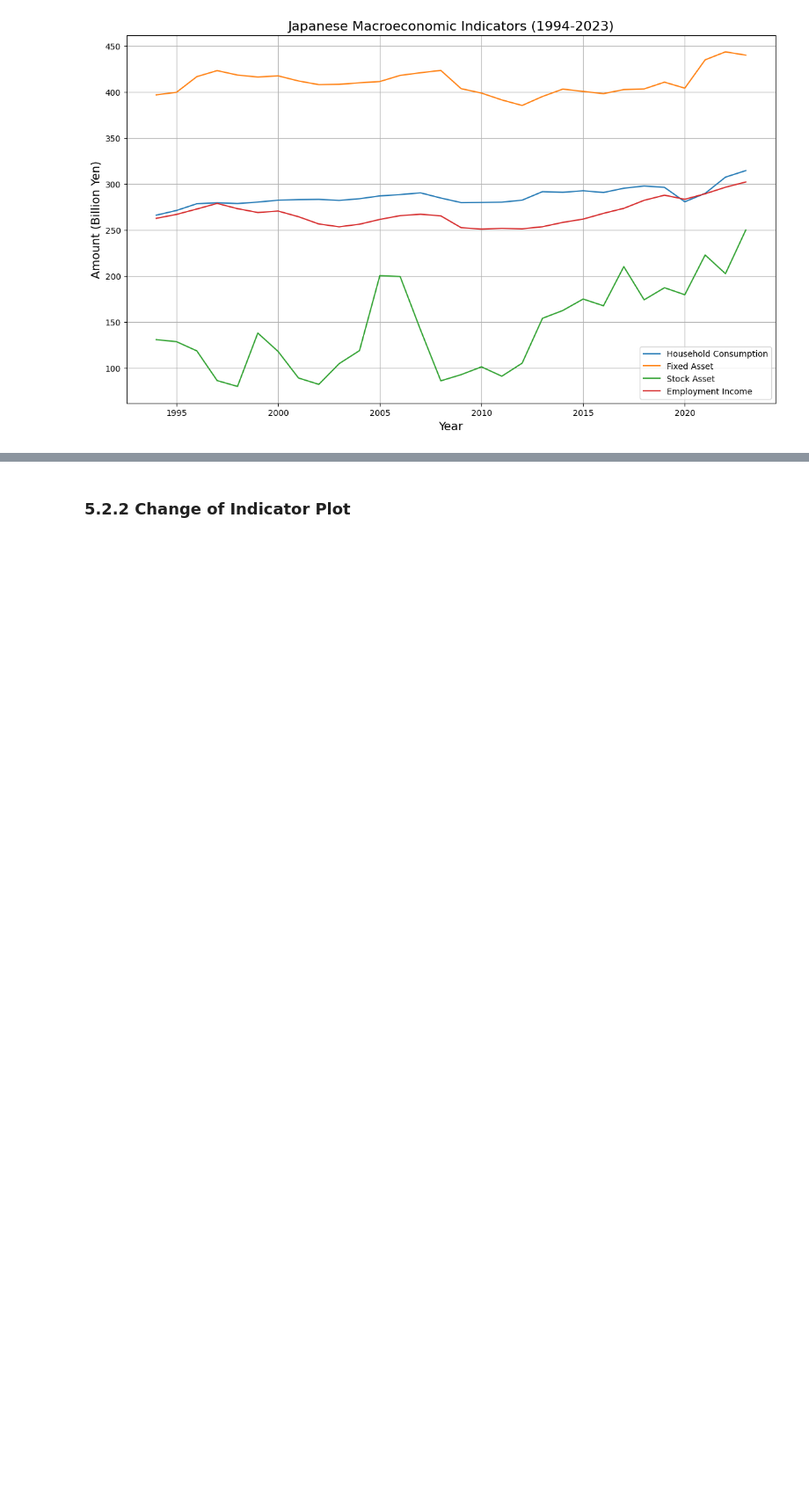
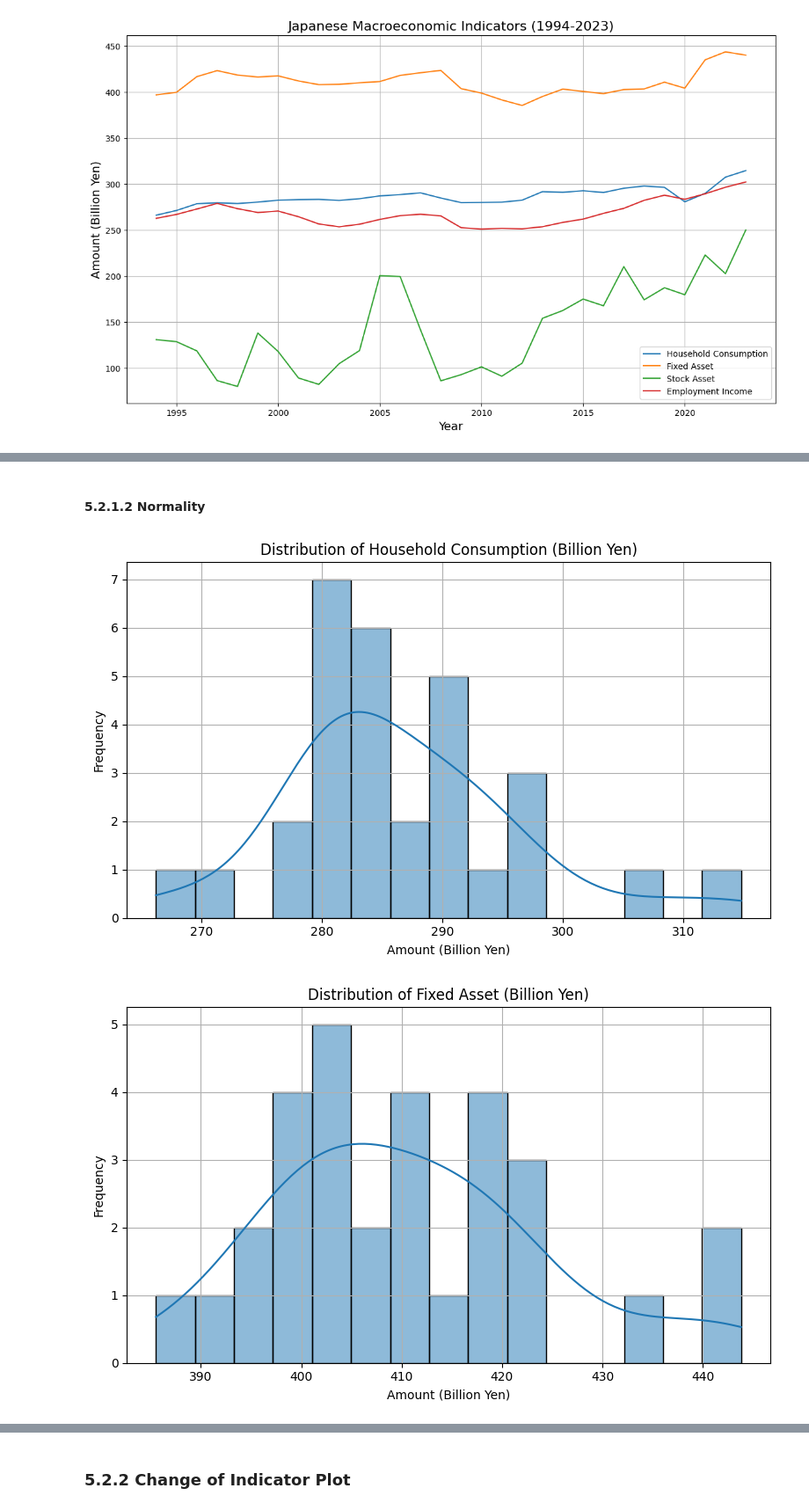
Before and after one commit to Graspp-25-Spring/graspp-25S-Wealth-Consumption, a Jupyter notebook: notebooks/milestone_1_update.ipynb, the cells around one changed output, grey strips where cells are left out. Shown at 88% size. Cells and saved outputs as stored; diff of their text form; code cells hidden in the pictures; blank space fills up the shorter version.

```diff
--- a/notebooks/milestone_1_update.ipynb
+++ b/notebooks/milestone_1_update.ipynb
@@ -542,0 +566,19 @@ plt.show()
+# %% [markdown]
+#### 5.2.1.2 Normality
+# %%
+import matplotlib.pyplot as plt
+import seaborn as sns
+
+# Plot histograms for each growth variable
+for col in value_columns:
+    plt.figure(figsize=(8, 5))
+    sns.histplot(merged_data[col], bins=15, kde=True)
+    plt.title(f"Distribution of {col.replace('_', ' ').title()} (Billion Yen)")
+    plt.xlabel("Amount (Billion Yen)")
+    plt.ylabel("Frequency")
+    plt.grid(True)
+    plt.tight_layout()
+    plt.show()
+# %% [output]
+[figure, added]
+[figure, added]
```
Also changed, not shown: parts of 19 cells of this notebook, 1 other file.
